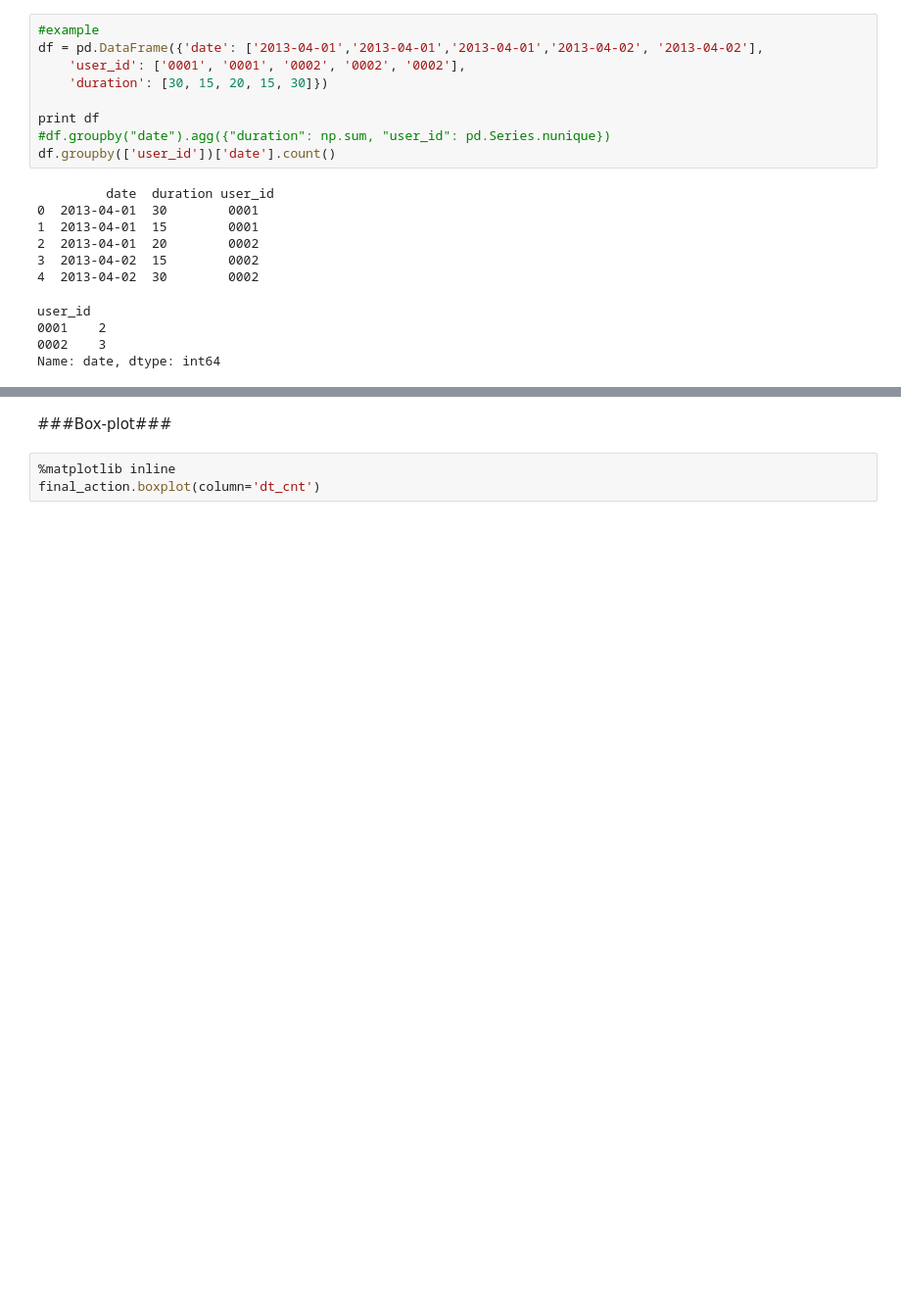
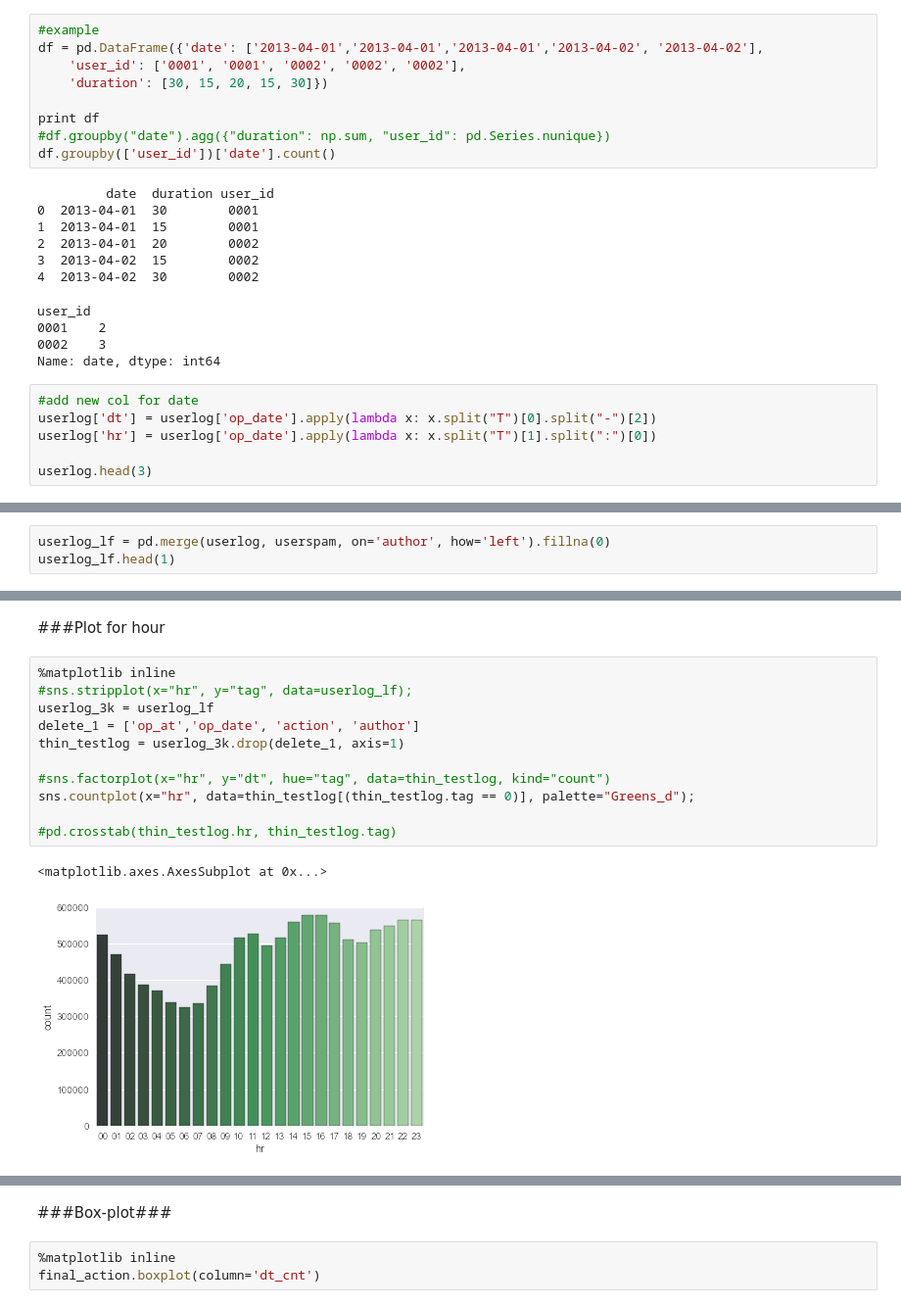
Before and after one commit to wlsherica/FunTime, a Jupyter notebook: spkgroup/ipythonJupyter/PIXNET_Spam_2015-checkpoint.ipynb, the cells around one changed output, grey strips where cells are left out. Shown: that part at 98% size. Saved outputs shown, nothing was run; the diff lists cells and outputs as text; blank space fills up the shorter version.

```diff
--- a/spkgroup/ipythonJupyter/PIXNET_Spam_2015-checkpoint.ipynb
+++ b/spkgroup/ipythonJupyter/PIXNET_Spam_2015-checkpoint.ipynb
@@ -452,3 +480,9 @@ user_id
 0001    2
 0002    3
 Name: date, dtype: int64
+# %%
+#add new col for date
+userlog['dt'] = userlog['op_date'].apply(lambda x: x.split("T")[0].split("-")[2])
+userlog['hr'] = userlog['op_date'].apply(lambda x: x.split("T")[1].split(":")[0])
+
+userlog.head(3)
@@ -454,0 +494,3 @@ Name: date, dtype: int64
+# %%
+userlog_lf = pd.merge(userlog, userspam, on='author', how='left').fillna(0)
+userlog_lf.head(1)
@@ -454,0 +500,16 @@ Name: date, dtype: int64
+# %% [markdown]
+###Plot for hour
+# %%
+%matplotlib inline
+#sns.stripplot(x="hr", y="tag", data=userlog_lf);
+userlog_3k = userlog_lf
+delete_1 = ['op_at','op_date', 'action', 'author']
+thin_testlog = userlog_3k.drop(delete_1, axis=1)
+
+#sns.factorplot(x="hr", y="dt", hue="tag", data=thin_testlog, kind="count")
+sns.countplot(x="hr", data=thin_testlog[(thin_testlog.tag == 0)], palette="Greens_d");
+
+#pd.crosstab(thin_testlog.hr, thin_testlog.tag)
+# %% [output]
+<matplotlib.axes.AxesSubplot at 0x...>
+[figure, added]
```
Also changed, not shown: parts of 27 cells of this notebook.
